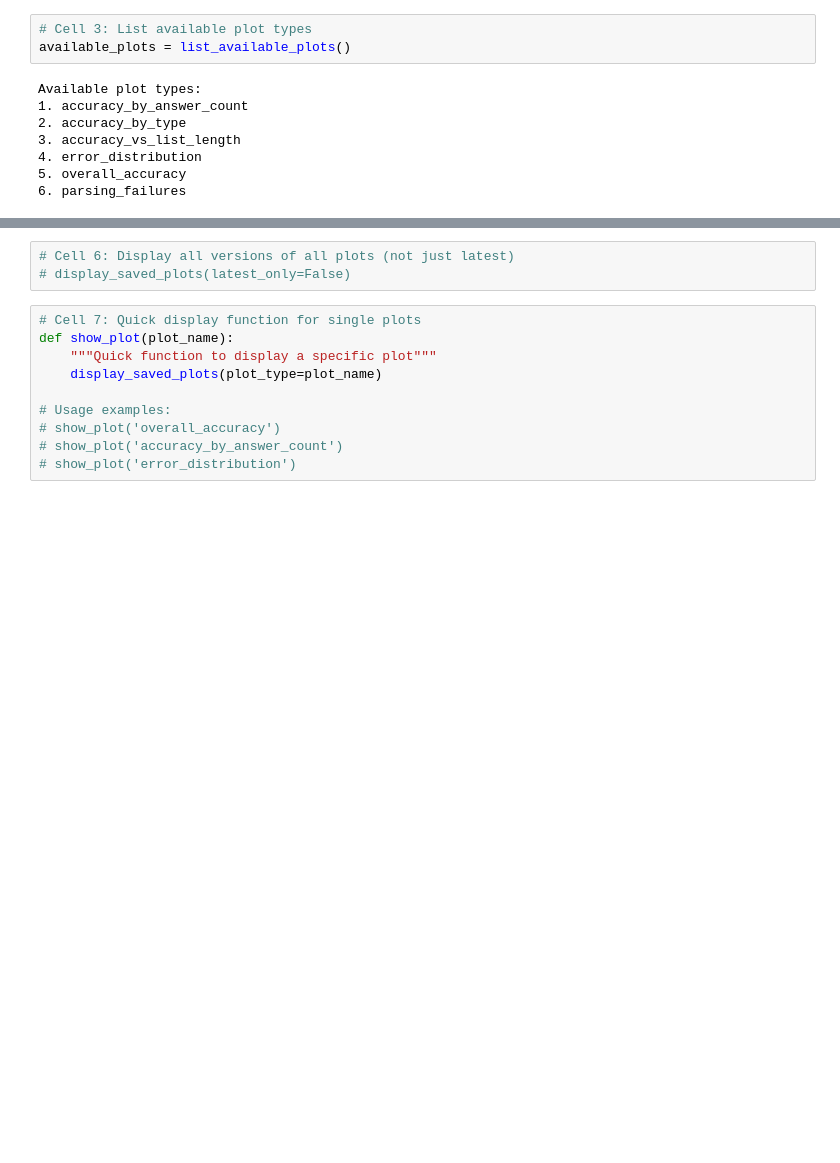
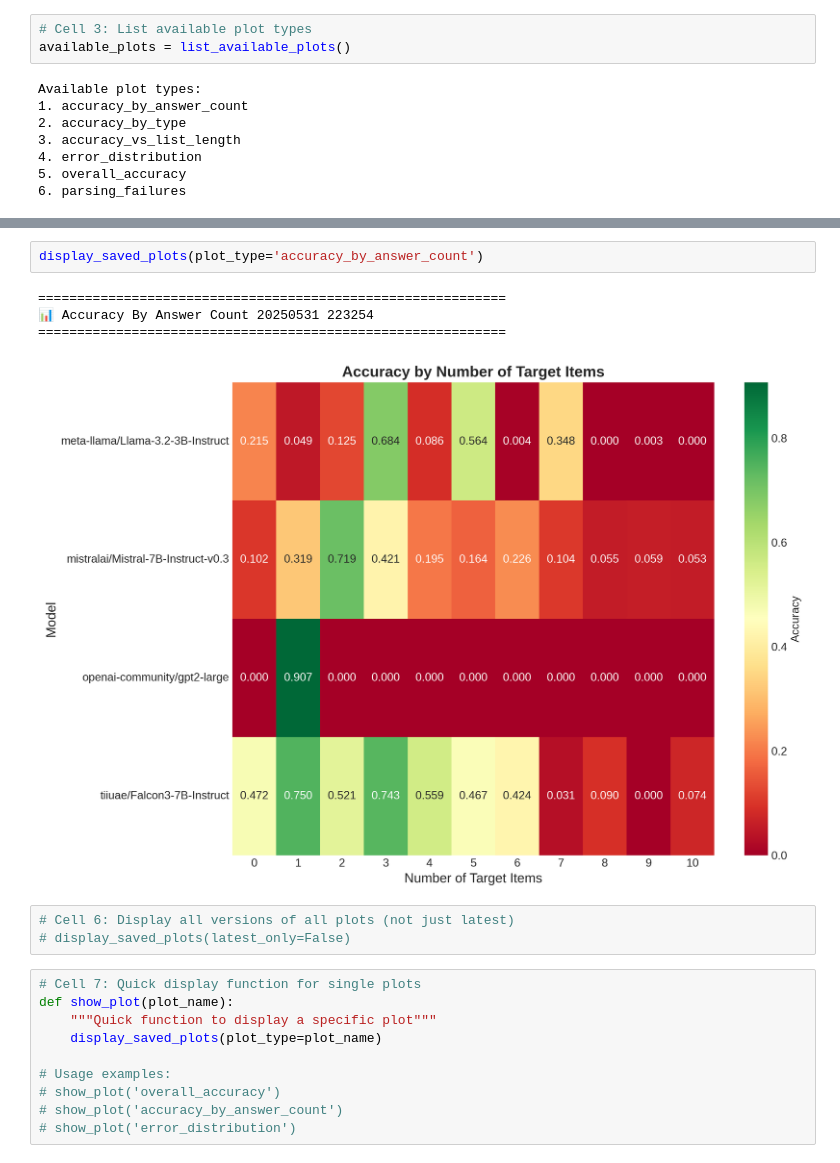
Before and after one commit to AishwaryaHB/counting-task-llm-benchmark, a Jupyter notebook: benchmarking-llms-word-counting.ipynb, the cells around one changed output, grey strips where cells are left out. Saved outputs shown, nothing was run; the diff lists cells and outputs as text; blank space fills up the shorter version.

```diff
--- a/benchmarking-llms-word-counting.ipynb
+++ b/benchmarking-llms-word-counting.ipynb
@@ -826,3 +1021,10 @@ display_saved_plots(plot_type='accuracy_vs_list_length')
+# %%
+display_saved_plots(plot_type='accuracy_by_answer_count')
+# %% [output]
+============================================================
+📊 Accuracy By Answer Count 20250531 223254
+============================================================
+[figure, added]
 # %%
 # Cell 6: Display all versions of all plots (not just latest)
 # display_saved_plots(latest_only=False)
```
Also changed, not shown: parts of 12 cells of this notebook.
